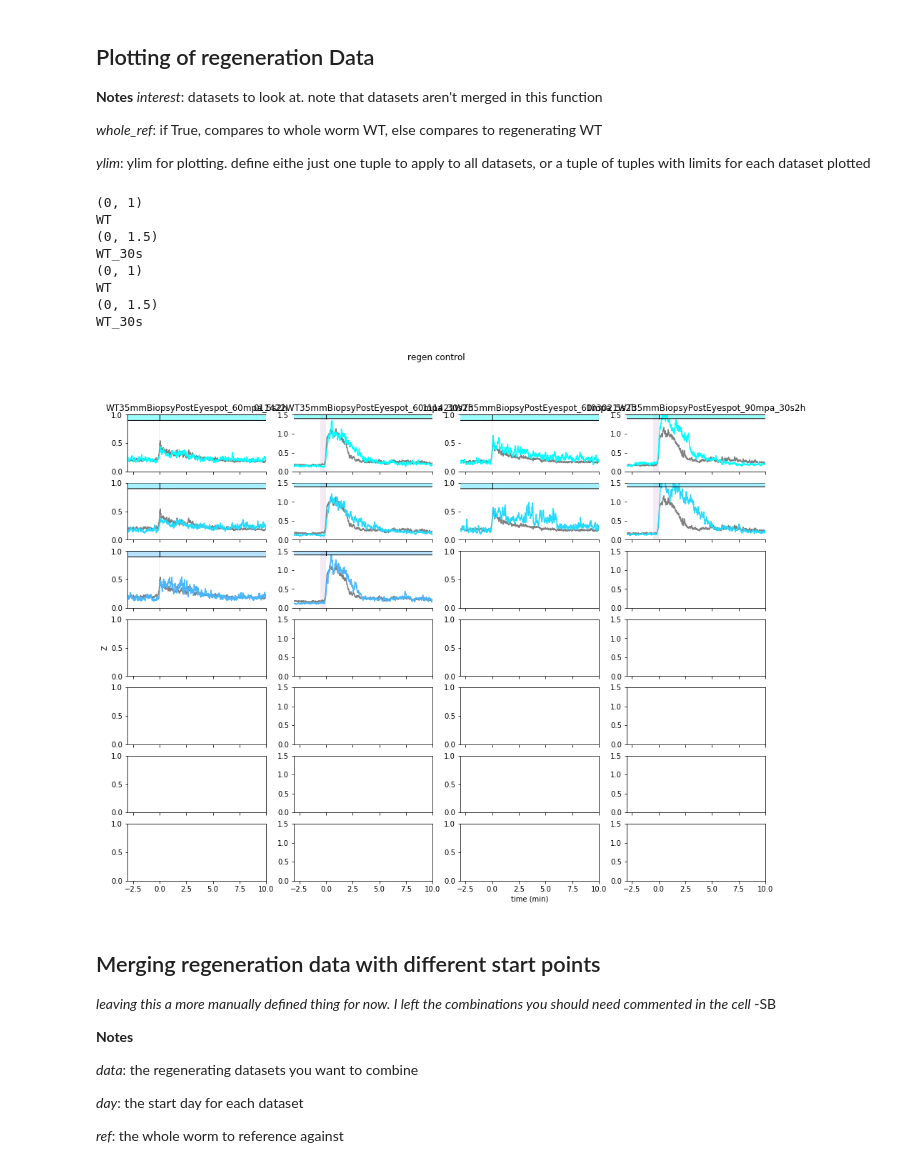
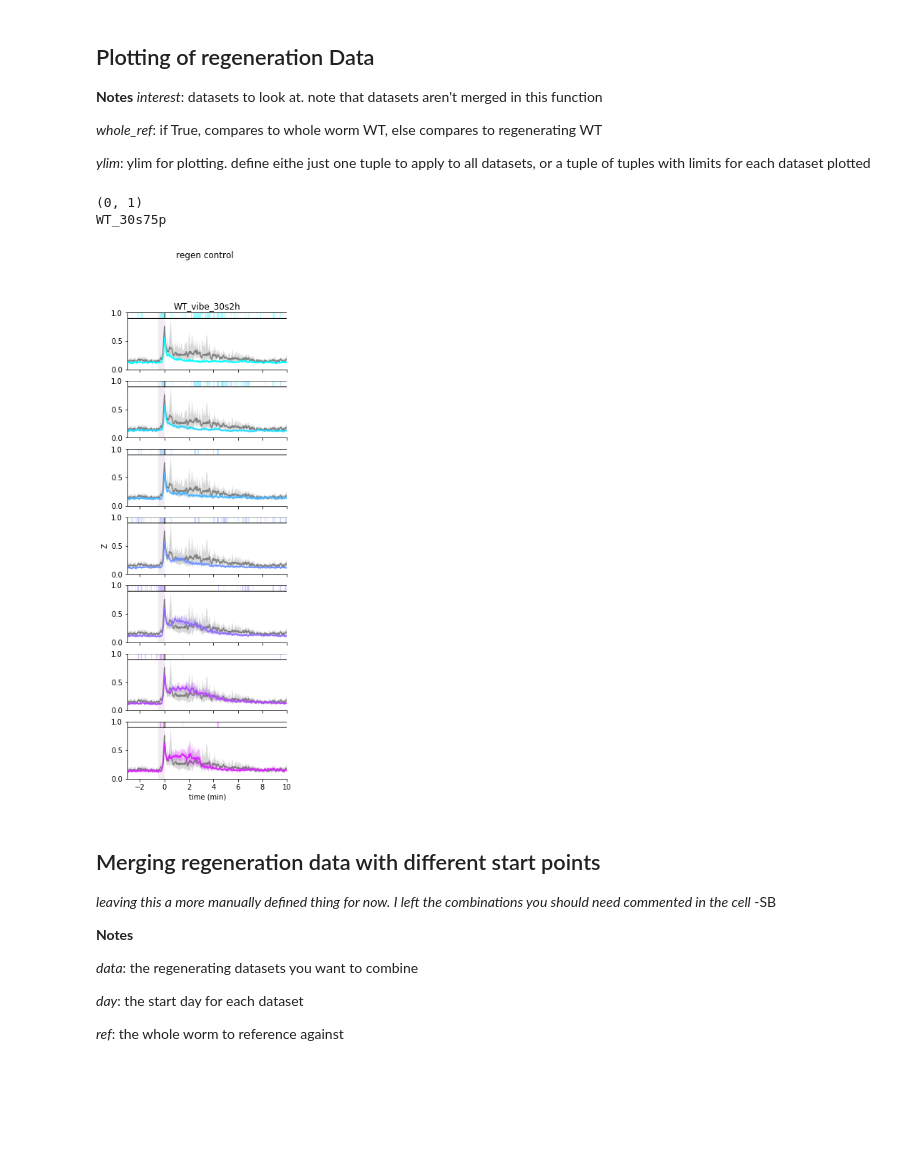
Before and after one commit to samuelbray32/behavior-lite, a Jupyter notebook: publication_regeneration.ipynb, the cells around one changed output. Drawn from its saved outputs; the diff is of its cells as text; code cells hidden in the pictures; blank space fills up the shorter version.

Commit message:
fix regeneration plotting so vibration whole worm control is vibration data. make sure to update data from google drive to use

```diff
--- a/publication_regeneration.ipynb
+++ b/publication_regeneration.ipynb
@@ -17,25 +17,19 @@ _whole_ref_: if True, compares to whole worm WT, else compares to regenerating W
 _ylim_: ylim for plotting. define eithe just one tuple to apply to all datasets, or a tuple of tuples with limits for each dataset plotted
 # %%
 from tools.results_regeneration import rnai_response_regen
-n_boot = 1e0
+n_boot = 1e3
 statistic=np.median
 #plot_subset
-interest = ['35mm']
+interest = ['vibe']
 exclude = []
 fig,ax = rnai_response_regen(interest,exclude,n_boot,statistic,whole_ref=True,
                             ylim=((0,1),(0,1.5),(0,1),(0,1.5)))
 for a in np.ravel(ax):
     a.set_xlim(-3,10)
 # %% [output]
 (0, 1)
-WT
-(0, 1.5)
-WT_30s
-(0, 1)
-WT
-(0, 1.5)
-WT_30s
+WT_30s75p
-[figure, old version]
+[figure, new version]
 # %% [markdown]
 ## Merging regeneration data with different start points
 
```
Also changed, not shown: 1 other file.
